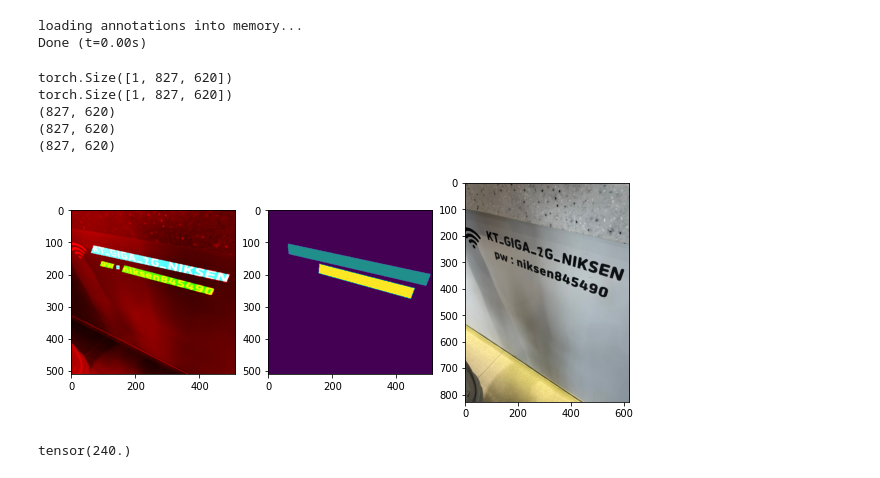
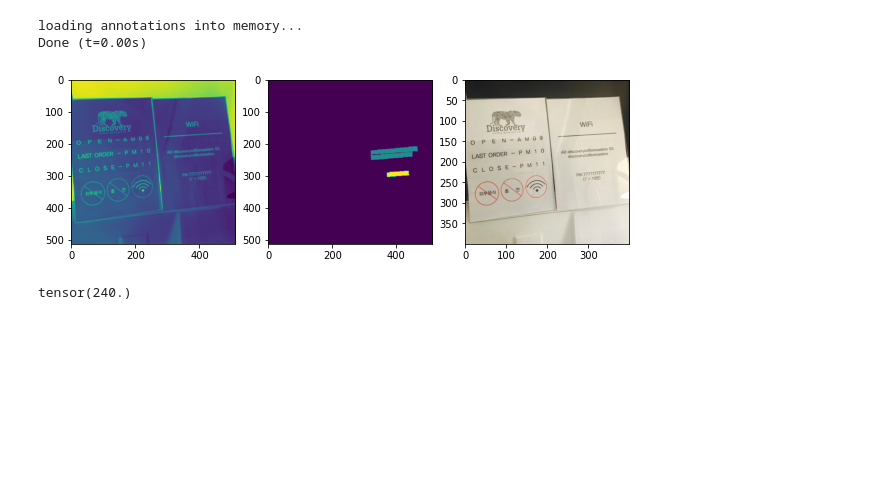
Before and after one commit to boostcampaitech3/final-project-level3-cv-04, a Jupyter notebook: code/dataset_visualization.ipynb, the cells around one changed output. Saved outputs shown, nothing was run; the diff lists cells and outputs as text; code cells hidden in the pictures; blank space fills up the shorter version.

Commit message:
[add] dataset.py concat_dataset

```diff
--- a/code/dataset_visualization.ipynb
+++ b/code/dataset_visualization.ipynb
@@ -7,9 +7,11 @@ import os
 import albumentations as A
 from albumentations.pytorch import ToTensorV2
 
-ann_path = '/opt/ml/upstage_OCR/Data set/annotations/general_82_114.json'
+ann_path_1 = '/opt/ml/upstage_OCR/Data set/train_general.json'
+ann_path_2 = '/opt/ml/upstage_OCR/Data set/gen_ann.json'
 ocr_url = "http://118.222.179.32:30000/ocr/"
-image_root = '/opt/ml/upstage_OCR/Data set/real data/general'
+image_root_1 = '/opt/ml/upstage_OCR/Data set/real data/general'
+image_root_2 = '/opt/ml/upstage_OCR/Data set/real data/gen_imgs'
 device = torch.device('cuda:0' if torch.cuda.is_available() else 'cpu')
 
 transform = A.Compose([
@@ -23,44 +25,39 @@ transform = A.Compose([
     #     ],p=0.5),
     ToTensorV2()
     ])
-dset = dataset.WifiDataset_segmentation(ann_path, ocr_url, image_root, preload=False, transform=transform)
+dataset1 = dataset.WifiDataset_segmentation(ann_path_1, ocr_url, image_root_1, preload=False, transform=transform)
+dataset2 = dataset.WifiDataset_segmentation(ann_path_2, ocr_url, image_root_2, preload=False, transform=transform)
 # %% [output]
 loading annotations into memory...
 Done (t=0.00s)
 # %%
-idx = 1
+idx = 2
 x,y,info,mask_list = dset[idx]
 image_name =info[0]['file_name']
 image = Image.open(os.path.join(dset.img_root,image_name))
 image = ImageOps.exif_transpose(image)
 image = torchvision.transforms.ToTensor()(image)
-# %% [output]
-torch.Size([1, 827, 620])
-torch.Size([1, 827, 620])
-(827, 620)
-(827, 620)
-(827, 620)
 # %%
 import matplotlib.pyplot as plt
 import torchvision
 t = torchvision.transforms.Compose(
     [torchvision.transforms.ToPILImage()]
 )
 
 plt.figure(figsize=(10,10))
 
 plt.subplot(1,3,1)
-plt.imshow(t(x))
+plt.imshow(t(x[0]))
 
 plt.subplot(1,3,2)
 plt.imshow(t(y.type(torch.FloatTensor)*0.5))
 
 plt.subplot(1,3,3)
 plt.imshow(t(image))
 
 plt.show()
 # %% [output]
-[figure, old version]
+[figure, new version]
 # %%
 print(torch.max(x[0]))
 # %% [output]
```
Also changed, not shown: 2 other files.
